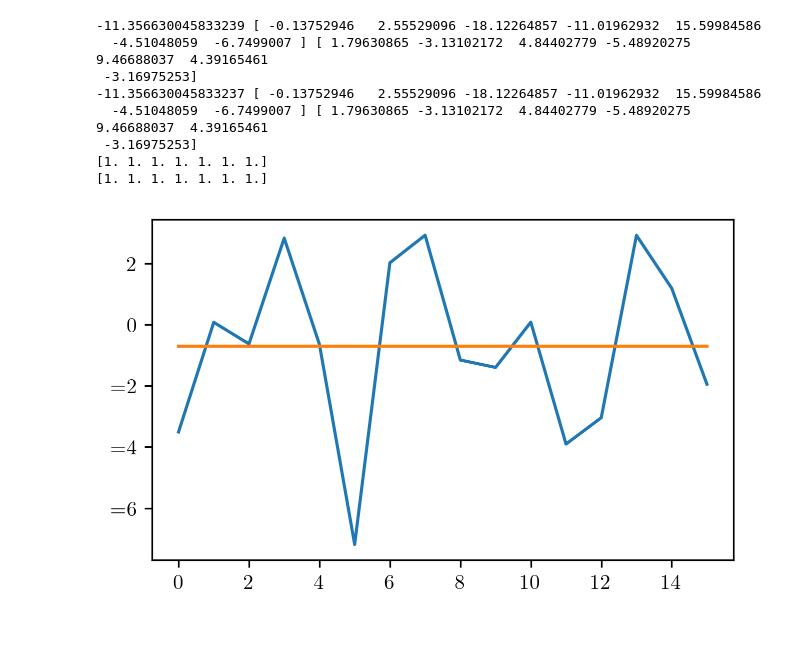
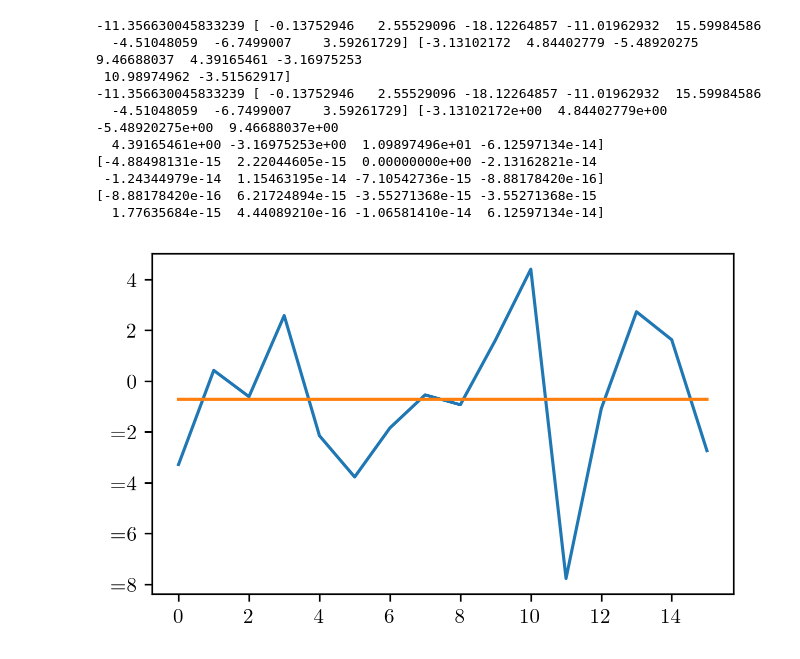
Before and after one commit to a-renzini/phase_coherent_maps, a Jupyter notebook: timeseries_toymodel/toymodel_joe.ipynb, the cells around one changed output. Drawn from its saved outputs; the diff is of its cells as text; code cells hidden in the pictures.

```diff
--- a/timeseries_toymodel/toymodel_joe.ipynb
+++ b/timeseries_toymodel/toymodel_joe.ipynb
@@ -30,9 +30,9 @@ def fourier_analyze(x):
 
     N = len(x)
 
-    # determine discrete frequencies
+    # determine positive discrete frequencies (ignore DC but include Nyquist for N even)
     if np.mod(N,2) == 0:
-        numFreqs = int(N/2-1)
+        numFreqs = int(N/2)
     else:
         numFreqs = int((N-1)/2)
 
@@ -87,9 +133,9 @@ def simulate_random_fourier_sum(N, seed):
     # set seed for random number generator
     np.random.seed(seed)
 
-    # determine discrete frequencies
+    # determine positive discrete frequencies (ignore DC but include Nyquist for N even)
     if np.mod(N,2) == 0:
-        numFreqs = int(N/2-1)
+        numFreqs = int(N/2)
     else:
         numFreqs = int((N-1)/2)
 
@@ -258,34 +290,34 @@ print(A-1j*B)
 # %%
 # test fourier_simulate / analyze routines
 
 # simulate
 N = 16
 x, a0, a, b = simulate_random_fourier_sum(N, 5678)
 
 # convert to DFT componets
-A0 = N*a0
-A  = N*a/2
-B  = N*b/2
+A0, A, B = convert_ab2AB(a0, a, b, N)
 print(A0, A, B)
 
 # plot signal
 plt.plot(x)
 plt.plot(np.mean(x)*np.ones(N))
 
 # analyze
 A0, A, B = fourier_analyze(x)
 print(A0, A, B)
 
 xdft = np.fft.rfft(x)
-print(np.real(xdft[1:-1])/A)
-print(-np.imag(xdft[1:-1])/B)
+print(np.real(xdft[1:])-A)
+print(-np.imag(xdft[1:])-B)
 # %% [output]
 -11.356630045833239 [ -0.13752946   2.55529096 -18.12264857 -11.01962932  15.59984586
-  -4.51048059  -6.7499007 ] [ 1.79630865 -3.13102172  4.84402779 -5.48920275  9.46688037  4.39165461
- -3.16975253]
--11.356630045833237 [ -0.13752946   2.55529096 -18.12264857 -11.01962932  15.59984586
-  -4.51048059  -6.7499007 ] [ 1.79630865 -3.13102172  4.84402779 -5.48920275  9.46688037  4.39165461
- -3.16975253]
-[1. 1. 1. 1. 1. 1. 1.]
-[1. 1. 1. 1. 1. 1. 1.]
+  -4.51048059  -6.7499007    3.59261729] [-3.13102172  4.84402779 -5.48920275  9.46688037  4.39165461 -3.16975253
+ 10.98974962 -3.51562917]
+-11.356630045833239 [ -0.13752946   2.55529096 -18.12264857 -11.01962932  15.59984586
+  -4.51048059  -6.7499007    3.59261729] [-3.13102172e+00  4.84402779e+00 -5.48920275e+00  9.46688037e+00
+  4.39165461e+00 -3.16975253e+00  1.09897496e+01 -6.12597134e-14]
+[-4.88498131e-15  2.22044605e-15  0.00000000e+00 -2.13162821e-14
+ -1.24344979e-14  1.15463195e-14 -7.10542736e-15 -8.88178420e-16]
+[-8.88178420e-16  6.21724894e-15 -3.55271368e-15 -3.55271368e-15
+  1.77635684e-15  4.44089210e-16 -1.06581410e-14  6.12597134e-14]
-[figure, old version]
+[figure, new version]
```
Also changed, not shown: parts of 5 cells of this notebook.
